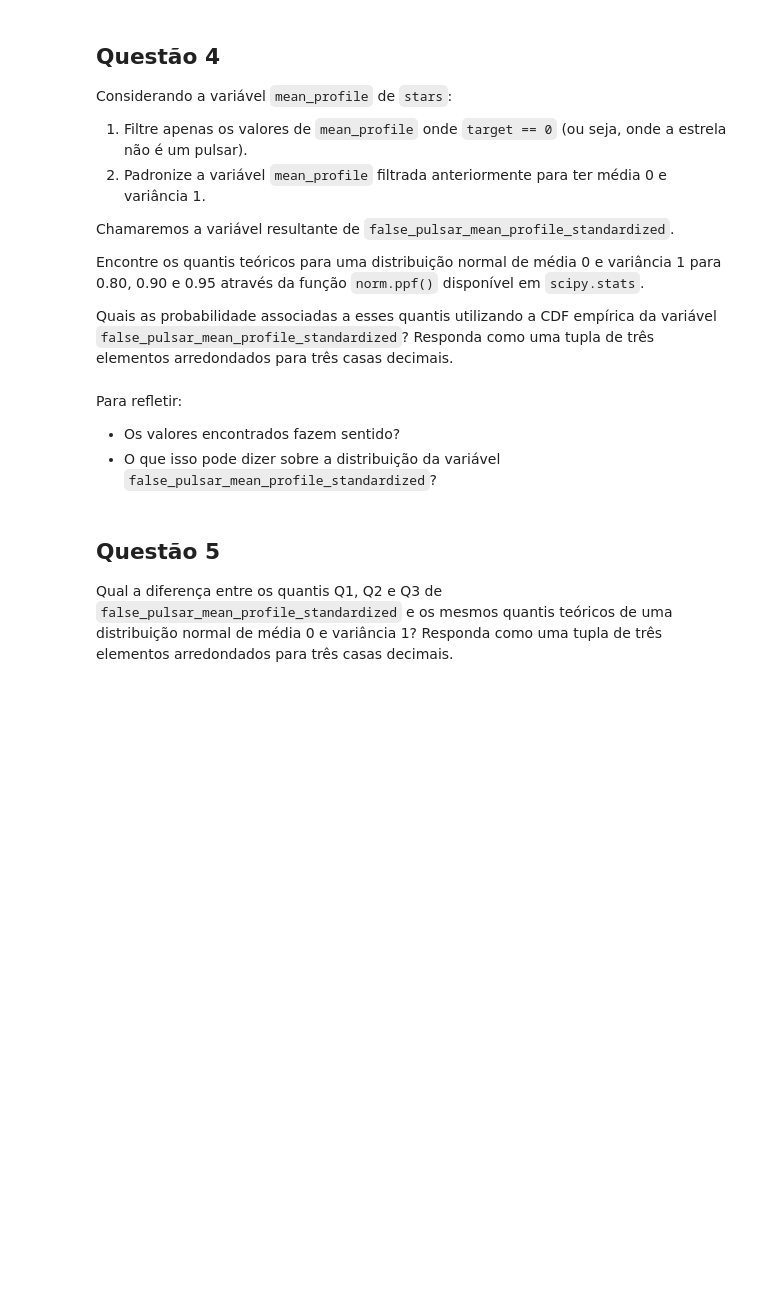
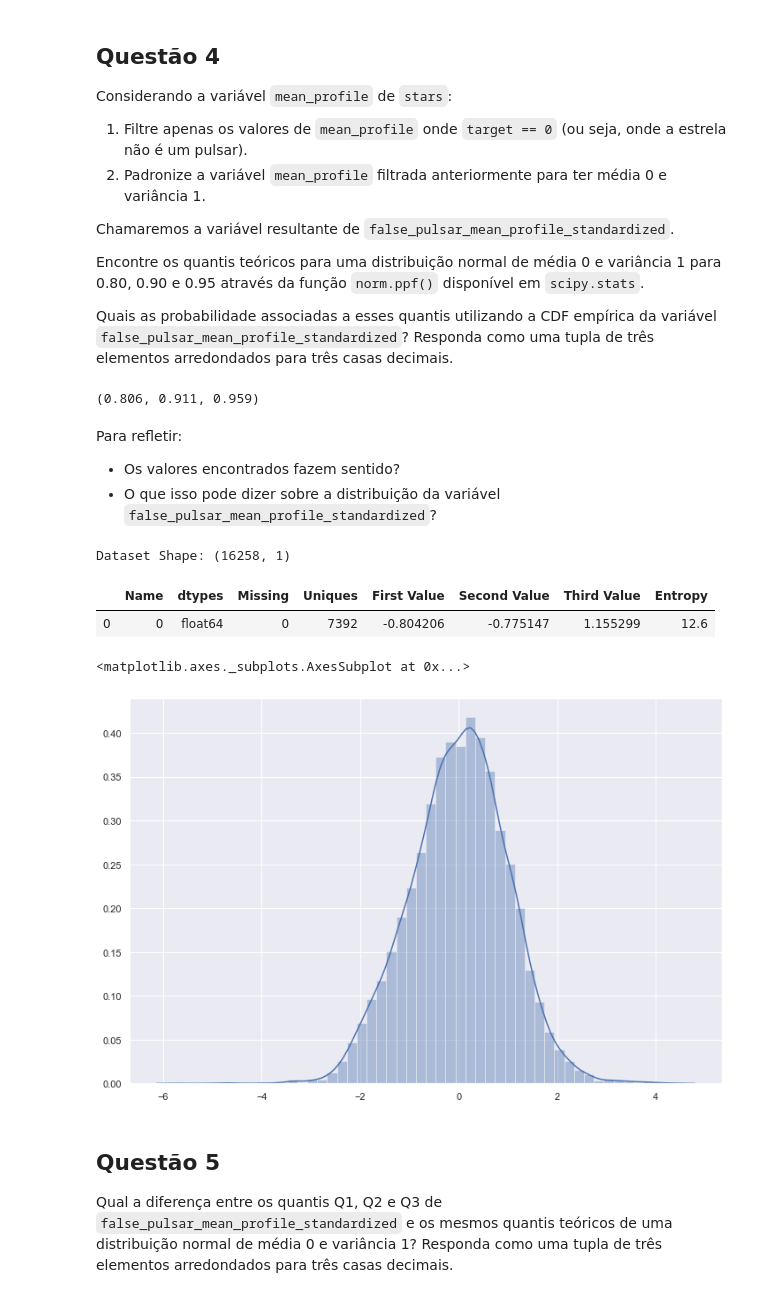
Before and after one commit to AlessandraFaria/Data-science, a Jupyter notebook: src/data-science-1/main.ipynb, the cells around one changed output. Cells and saved outputs as stored; diff of their text form; code cells hidden in the pictures; blank space fills up the shorter version.

```diff
--- a/src/data-science-1/main.ipynb
+++ b/src/data-science-1/main.ipynb
@@ -140,7 +151,8 @@ Para refletir:
 # %% [markdown]
 ### _Setup_ da parte 2
 # %%
-stars = pd.read_csv("pulsar_stars.csv")
+from scipy import stats
+stars = pd.read_csv("HTRU_2.csv")
 
 stars.rename({old_name: new_name
               for (old_name, new_name)
@@ -174,8 +260,26 @@ def q4():
+# %%
+q4()
+# %% [output]
+(0.806, 0.911, 0.959)
 # %% [markdown]
 Para refletir:
 
 * Os valores encontrados fazem sentido?
 * O que isso pode dizer sobre a distribuição da variável `false_pulsar_mean_profile_standardized`?
+# %%
+naoPulsar = stars[(stars['target']==False)].mean_profile
+false_pulsar_mean_profile_standardized = stats.zscore(naoPulsar)
+df = pd.DataFrame(false_pulsar_mean_profile_standardized)
+resumetable(df)
+# %% [output]
+Dataset Shape: (16258, 1)
+|  | Name | dtypes | Missing | Uniques | First Value | Second Value | Third Value | Entropy |
+| 0 | 0 | float64 | 0 | 7392 | -0.804206 | -0.775147 | 1.155299 | 12.6 |
+# %%
+sns.distplot(df)
+# %% [output]
+<matplotlib.axes._subplots.AxesSubplot at 0x...>
+[figure, added]
 # %% [markdown]
 ## Questão 5
 
```
Also changed, not shown: parts of 13 cells of this notebook.
